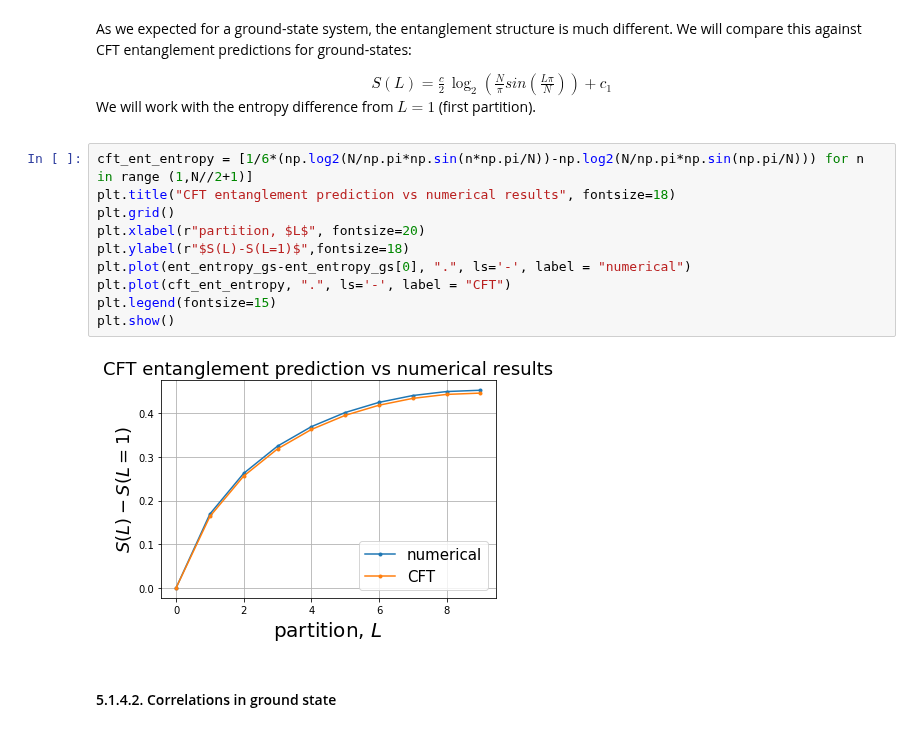
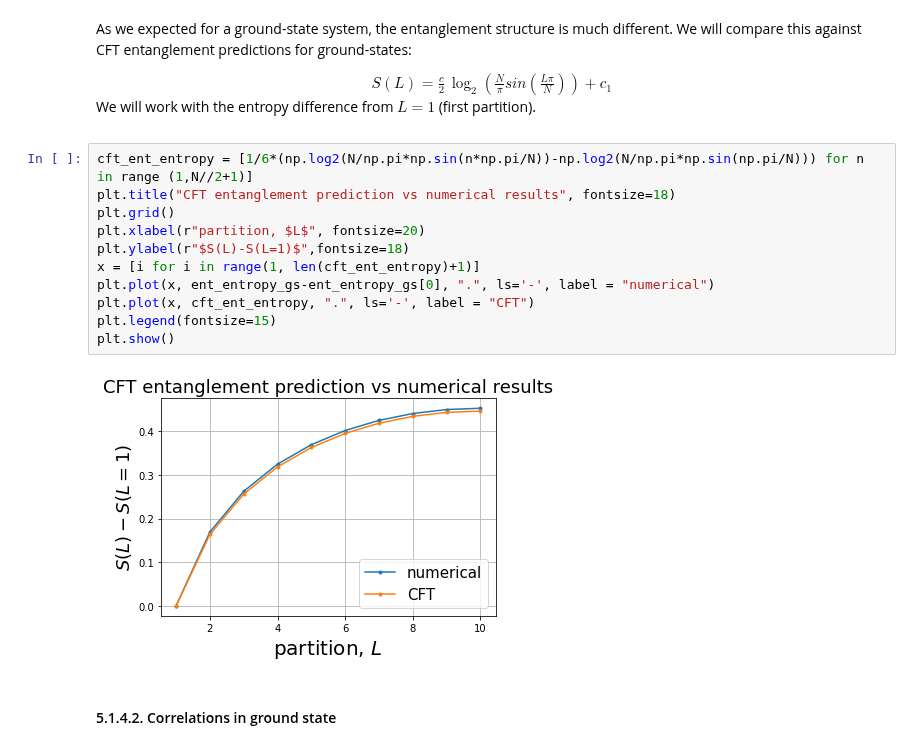
Before and after one commit to sofiagonga/many-body_entanglement_TN, a Jupyter notebook: TN_tutorial5.ipynb, the cells around one changed output. Cells and saved outputs as stored; diff of their text form.

```diff
--- a/TN_tutorial5.ipynb
+++ b/TN_tutorial5.ipynb
@@ -242,15 +242,16 @@ As we expected for a ground-state system, the entanglement structure is much dif
 # %%
 cft_ent_entropy = [1/6*(np.log2(N/np.pi*np.sin(n*np.pi/N))-np.log2(N/np.pi*np.sin(np.pi/N))) for n in range (1,N//2+1)]
 plt.title("CFT entanglement prediction vs numerical results", fontsize=18)
 plt.grid()
 plt.xlabel(r"partition, $L$", fontsize=20)
 plt.ylabel(r"$S(L)-S(L=1)$",fontsize=18)
-plt.plot(ent_entropy_gs-ent_entropy_gs[0], ".", ls='-', label = "numerical")
-plt.plot(cft_ent_entropy, ".", ls='-', label = "CFT")
+x = [i for i in range(1, len(cft_ent_entropy)+1)]
+plt.plot(x, ent_entropy_gs-ent_entropy_gs[0], ".", ls='-', label = "numerical")
+plt.plot(x, cft_ent_entropy, ".", ls='-', label = "CFT")
 plt.legend(fontsize=15)
 plt.show()
 # %% [output]
-[figure, old version]
+[figure, new version]
 # %% [markdown]
 #### 5.1.4.2. Correlations in ground state
 # %%
```
Also changed, not shown: parts of 7 cells of this notebook.
